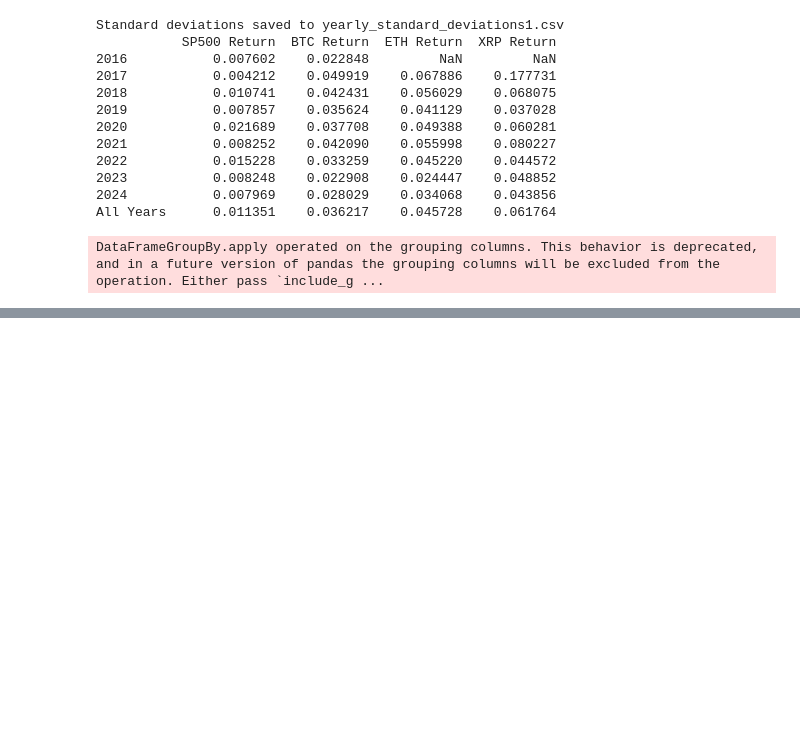
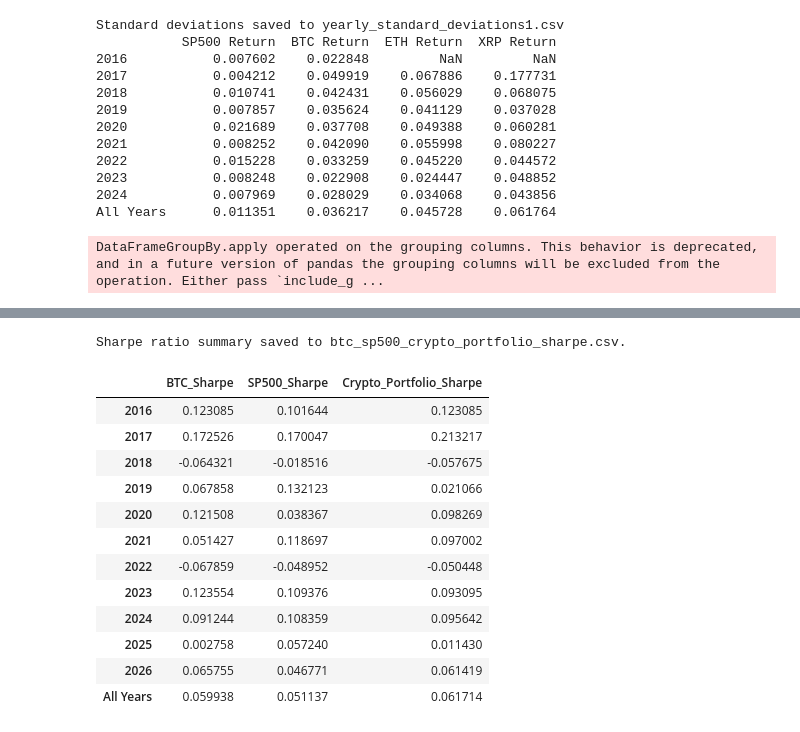
Before and after one commit to tongnet/fin7047_2026spr, a Jupyter notebook: lec3_crypto.ipynb, the cells around one changed output, grey strips where cells are left out. Drawn from its saved outputs; the diff is of its cells as text; code cells hidden in the pictures; blank space fills up the shorter version.

```diff
--- a/lec3_crypto.ipynb
+++ b/lec3_crypto.ipynb
@@ -746,0 +786,66 @@ DataFrameGroupBy.apply operated on the grouping columns. This behavior is deprec
+# %%
+# -----------------------------------------
+# Sharpe Ratios: BTC, SP500, Crypto Portfolio
+# -----------------------------------------
+
+crypto_cols = ['BTC', 'ETH', 'XRP']
+asset_cols = ['BTC', 'SP500']
+
+# ---- Daily equal-weighted crypto portfolio return
+combined_data['Crypto_Portfolio'] = combined_data[crypto_cols].mean(axis=1)
+
+# ---- Helper: Sharpe ratio function
+def sharpe(x):
+    return x.mean() / x.std()
+
+# -----------------
+# 1) Yearly Sharpe
+# -----------------
+
+yearly_sharpe = pd.DataFrame({
+    'BTC_Sharpe':
+        combined_data.groupby('Year')['BTC'].apply(sharpe),
+
+    'SP500_Sharpe':
+        combined_data.groupby('Year')['SP500'].apply(sharpe),
+
+    'Crypto_Portfolio_Sharpe':
+        combined_data.groupby('Year')['Crypto_Portfolio'].apply(sharpe)
+})
+
+# -----------------
+# 2) All-years Sharpe
+# -----------------
+
+all_years_sharpe = pd.DataFrame({
+    'BTC_Sharpe': [sharpe(combined_data['BTC'])],
+    'SP500_Sharpe': [sharpe(combined_data['SP500'])],
+    'Crypto_Portfolio_Sharpe': [sharpe(combined_data['Crypto_Portfolio'])]
+}, index=['All Years'])
+
+# -----------------
+# 3) Combine & save
+# -----------------
+
+final_sharpe_summary = pd.concat([yearly_sharpe, all_years_sharpe])
+
+output_file = "btc_sp500_crypto_portfolio_sharpe.csv"
+final_sharpe_summary.to_csv(output_file)
+
+print(f"Sharpe ratio summary saved to {output_file}.")
+final_sharpe_summary
+# %% [output]
+Sharpe ratio summary saved to btc_sp500_crypto_portfolio_sharpe.csv.
+|  | BTC_Sharpe | SP500_Sharpe | Crypto_Portfolio_Sharpe |
+| 2016 | 0.123085 | 0.101644 | 0.123085 |
+| 2017 | 0.172526 | 0.170047 | 0.213217 |
+| 2018 | -0.064321 | -0.018516 | -0.057675 |
+| 2019 | 0.067858 | 0.132123 | 0.021066 |
+| 2020 | 0.121508 | 0.038367 | 0.098269 |
+| 2021 | 0.051427 | 0.118697 | 0.097002 |
+| 2022 | -0.067859 | -0.048952 | -0.050448 |
+| 2023 | 0.123554 | 0.109376 | 0.093095 |
+| 2024 | 0.091244 | 0.108359 | 0.095642 |
+| 2025 | 0.002758 | 0.057240 | 0.011430 |
+| 2026 | 0.065755 | 0.046771 | 0.061419 |
+| All Years | 0.059938 | 0.051137 | 0.061714 |
```
Also changed, not shown: parts of 8 cells of this notebook.
